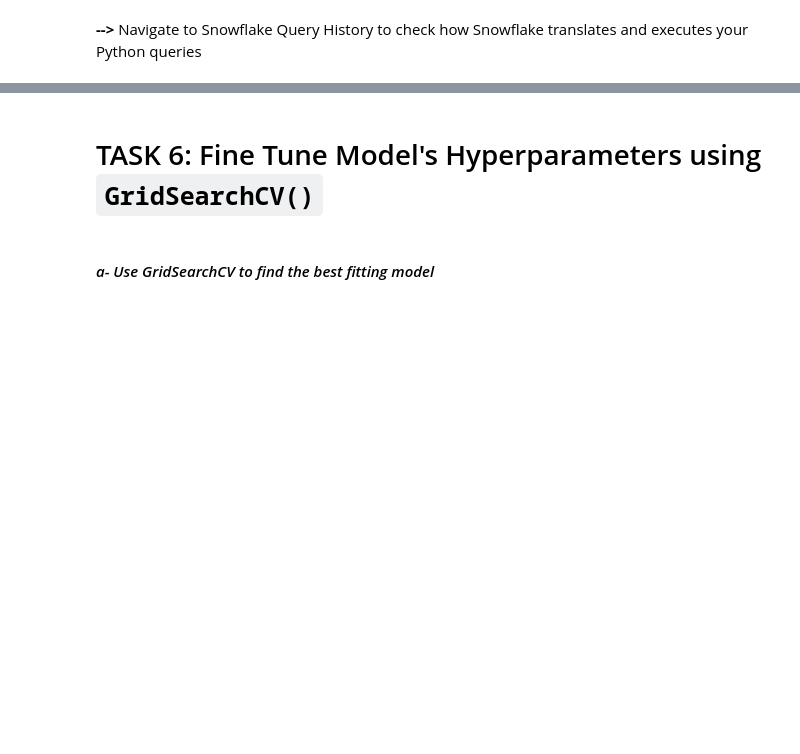
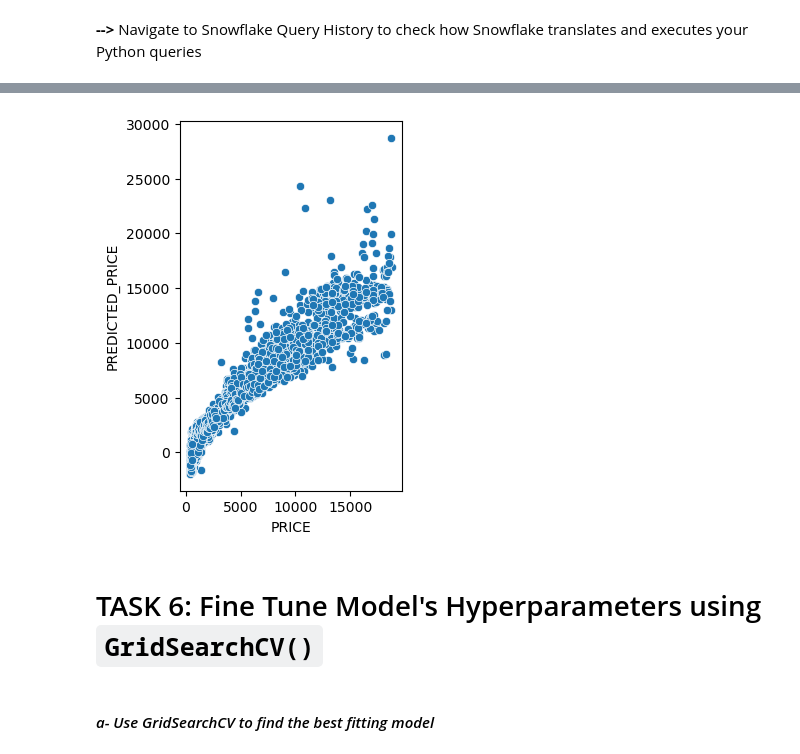
Before and after one commit to James-Mc1ntyre/SnowflakePractice_Diamonds, a Jupyter notebook: COURSERA GP Snowflake for Data Science Intro to Snowpark ML for Python_learner Guide_Final.ipynb, the cells around one changed output, grey strips where cells are left out. Drawn from its saved outputs; the diff is of its cells as text; code cells hidden in the pictures; blank space fills up the shorter version.

```diff
--- a/COURSERA GP Snowflake for Data Science Intro to Snowpark ML for Python_learner Guide_Final.ipynb
+++ b/COURSERA GP Snowflake for Data Science Intro to Snowpark ML for Python_learner Guide_Final.ipynb
@@ -275,3 +456,11 @@ from snowflake.ml.modeling.linear_model import LinearRegression
+# %%
+import seaborn as sns
+import matplotlib.pyplot as plt
+
+sns.scatterplot(data = lr_result.to_pandas(), x="PRICE", y = "PREDICTED_PRICE")
+plt.gca().set_aspect(1)
+# %% [output]
+[figure, added]
 # %% [markdown]
 # TASK 6: Fine Tune Model's Hyperparameters using `GridSearchCV()`
 # %%
```
Also changed, not shown: parts of 34 cells of this notebook, 1 other file.
